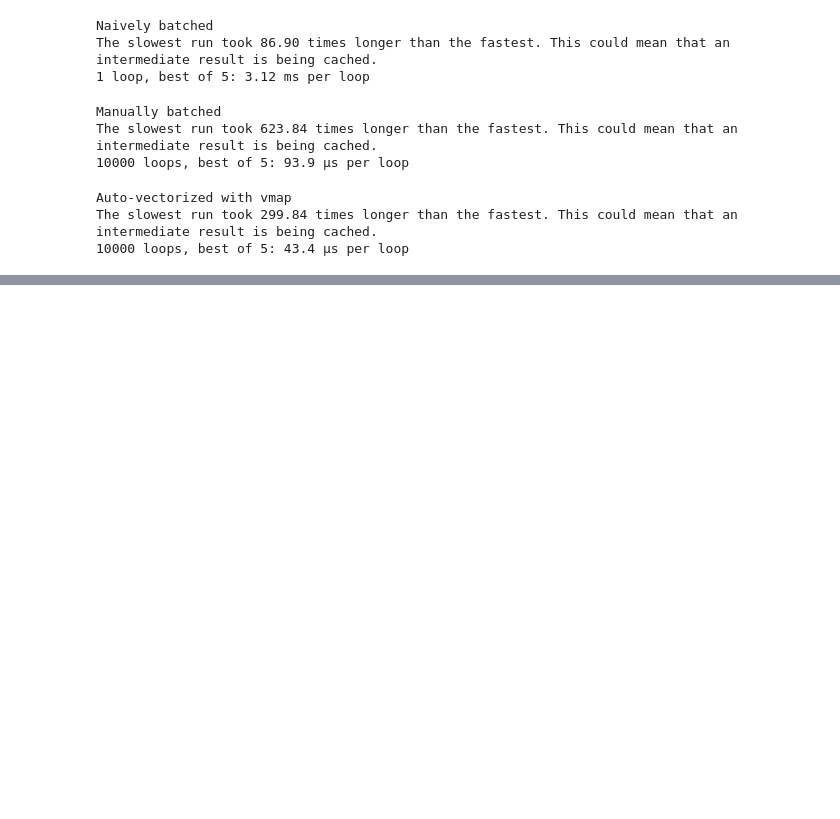
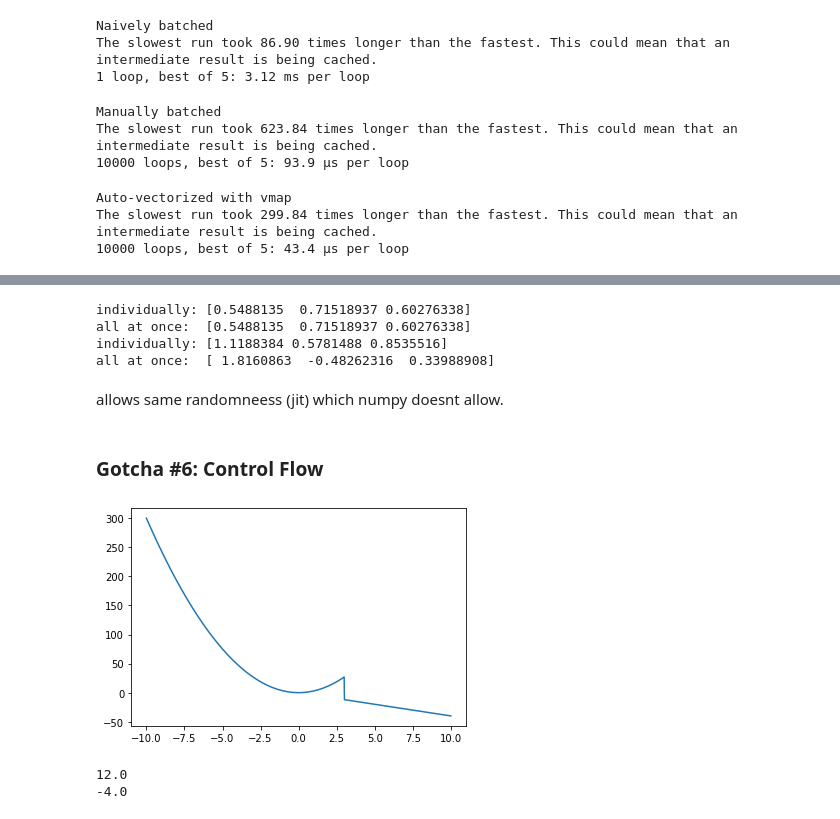
Before and after one commit to Suvoo/Daad-Wise-prep, a Jupyter notebook: JaxQuickstart_1.ipynb, the cells around one changed output, grey strips where cells are left out. Cells and saved outputs as stored; diff of their text form; code cells hidden in the pictures; blank space fills up the shorter version.

```diff
--- a/JaxQuickstart_1.ipynb
+++ b/JaxQuickstart_1.ipynb
@@ -333,0 +460,8 @@ The slowest run took 299.84 times longer than the fastest. This could mean that
+# %%
+# 2nd example of a failure:
+
+@jit
+def f(x, neg):  # depends on the value - remember tracer cares about shapes and types!
+    return -x if neg else x
+
+f(1, True)
@@ -333,0 +510,11 @@ The slowest run took 299.84 times longer than the fastest. This could mean that
+# %%
+# Workaround: using numpy instead of jax.numpy
+
+@jit
+def f(x):
+    print(x)
+    print(x.shape)
+    print(np.array(x.shape).prod())
+    return x.reshape((np.prod(x.shape),))
+
+f(x)
@@ -333,0 +694,8 @@ The slowest run took 299.84 times longer than the fastest. This could mean that
+# %%
+# Why? jaxpr to the rescue!
+# bad
+def permissive_sum(x):
+    return jnp.sum(jnp.array(x))
+
+x = list(range(10))
+print(make_jaxpr(permissive_sum)(x))
@@ -333,0 +803,45 @@ The slowest run took 299.84 times longer than the fastest. This could mean that
+# %%
+# NumPy
+np.random.seed(seed)
+print("individually:", np.stack([np.random.uniform() for _ in range(3)]))
+
+np.random.seed(seed)
+print("all at once: ", np.random.uniform(size=3))
+
+# JAX
+key = random.PRNGKey(seed)
+subkeys = random.split(key, 3)
+sequence = np.stack([random.normal(subkey) for subkey in subkeys])
+print("individually:", sequence)
+
+key = random.PRNGKey(seed)
+print("all at once: ", random.normal(key, shape=(3,)))
+
+# NumPy violates 3)
+# %% [output]
+individually: [0.5488135  0.71518937 0.60276338]
+all at once:  [0.5488135  0.71518937 0.60276338]
+individually: [1.1188384 0.5781488 0.8535516]
+all at once:  [ 1.8160863  -0.48262316  0.33988908]
+# %% [markdown]
+allows same randomneess (jit) which numpy doesnt allow.
+# %% [markdown]
+### Gotcha #6: Control Flow
+# %%
+# Python control flow + grad() -> everything is ok
+def f(x):
+    if x < 3:
+        return 3. * x ** 2
+    else:
+        return -4 * x
+
+x = np.linspace(-10, 10, 1000)
+y = [f(el) for el in x]
+plt.plot(x, y); plt.show()
+
+print(grad(f)(2.))  # ok!
+print(grad(f)(4.))  # ok!
+# %% [output]
+[figure, added]
+12.0
+-4.0
```
Also changed, not shown: parts of 43 cells of this notebook.
